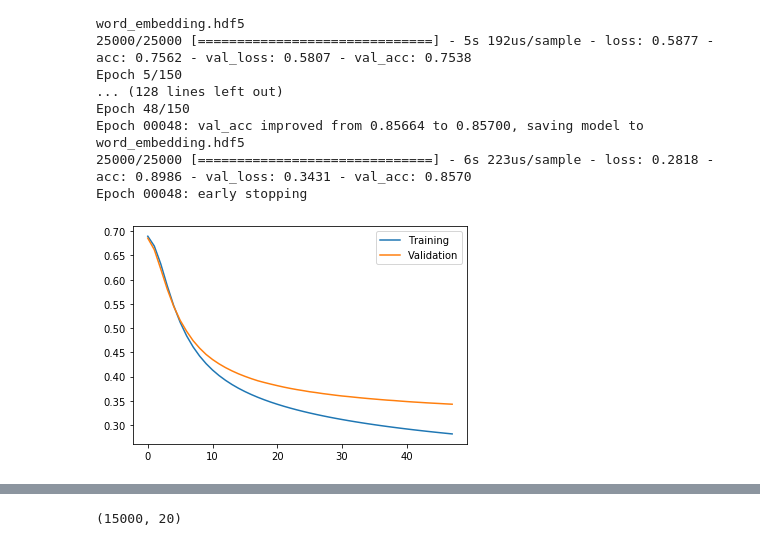
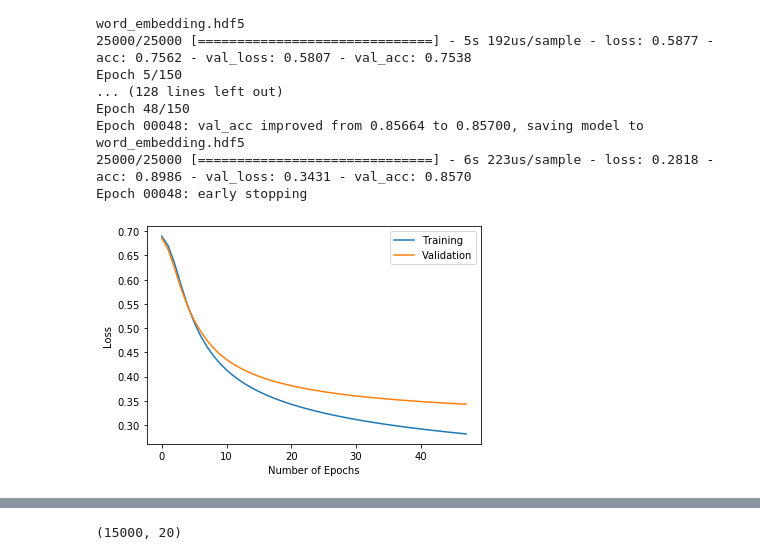
Before and after one commit to SanjeevKurJha/Natural-Language-Processing, a Jupyter notebook: NLP Using Tensorflow/Word_Embedding.ipynb, the cells around one changed output, grey strips where cells are left out. Drawn from its saved outputs; the diff is of its cells as text; code cells hidden in the pictures.

```diff
--- a/NLP Using Tensorflow/Word_Embedding.ipynb
+++ b/NLP Using Tensorflow/Word_Embedding.ipynb
@@ -141,10 +141,12 @@ Epoch 00048: early stopping
 # %%
 #history=model.fit(x_train_padded, y_train_final,epochs=num_epochs, validation_data=(x_test_padded, y_test_final))
 # %%
-from matplotlib import pyplot
-pyplot.plot(history.history['loss'], label='Training')
-pyplot.plot(history.history['val_loss'], label='Validation')
-pyplot.legend()
-pyplot.show()
+import matplotlib.pyplot as plt
+plt.plot(history.history['loss'], label='Training')
+plt.plot(history.history['val_loss'], label='Validation')
+plt.xlabel("Number of Epochs")
+plt.ylabel("Loss")
+plt.legend()
+plt.show()
 # %% [output]
-[figure, old version]
+[figure, new version]
```
Also changed, not shown: parts of 1 cell of this notebook.
